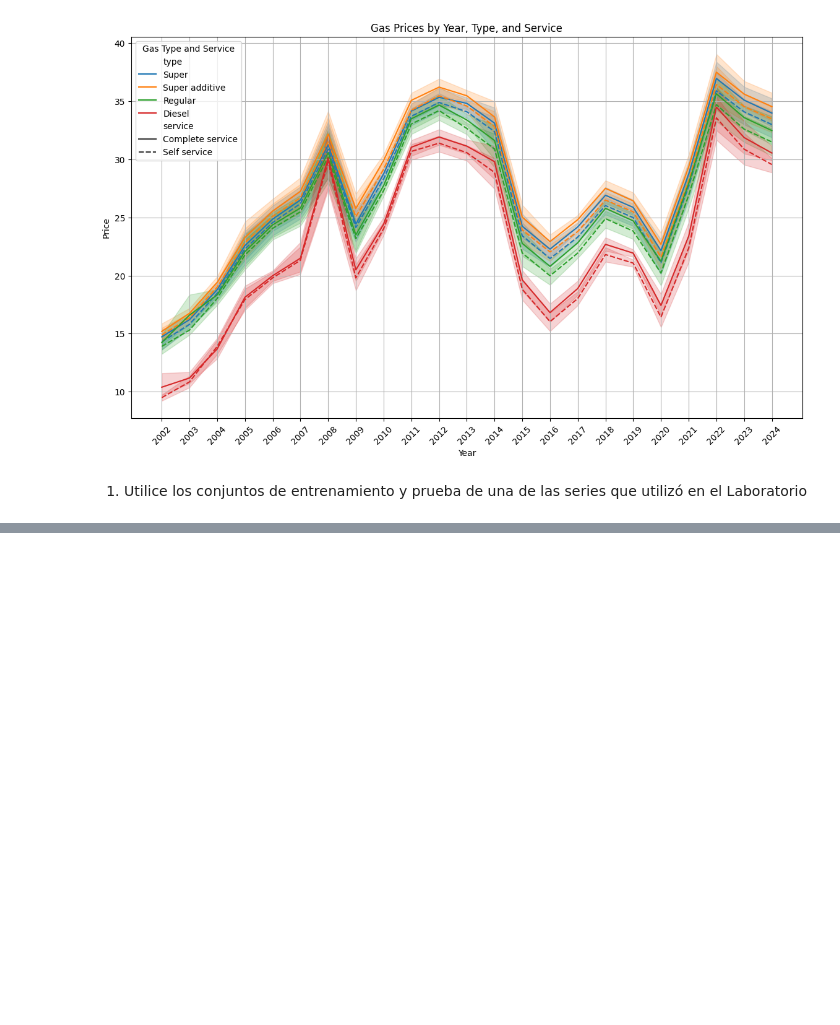
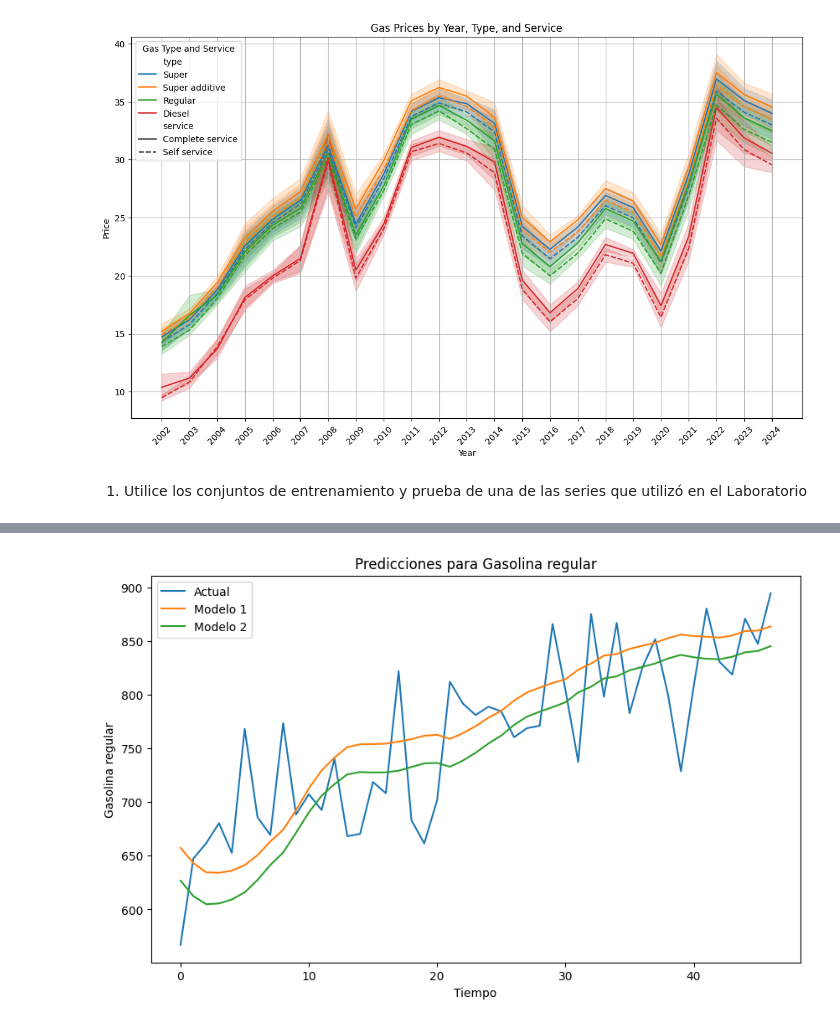
Before and after one commit to JDgomez2002/data-science-labs, a Jupyter notebook: lab03/lab3.ipynb, the cells around one changed output, grey strips where cells are left out. Saved outputs shown, nothing was run; the diff lists cells and outputs as text; code cells hidden in the pictures; blank space fills up the shorter version.

```diff
--- a/lab03/lab3.ipynb
+++ b/lab03/lab3.ipynb
@@ -418,6 +394,9 @@ data = consumo[['Gasolina regular', 'Gasolina superior', 'Diesel', 'Gas licuado
 # Dividir en conjuntos de entrenamiento y prueba como el laboratorio anterior
 train_data, test_data = train_test_split(data, test_size=0.2, shuffle=False)
 
+# Sustituir valores NaN en la columna 'Diesel' por 0 en el conjunto de prueba
+test_data['Diesel'] = test_data['Diesel'].fillna(0)
+
 print("Datos de entrenamiento:")
 print(train_data.head())
 print("\nDatos de prueba:")
@@ -442,0 +426,89 @@ NaT                       396.86064
+# %%
+import tensorflow as tf
+from tensorflow.keras.models import Sequential
+from tensorflow.keras.layers import LSTM, Dense, Dropout
+from sklearn.preprocessing import MinMaxScaler
+from sklearn.metrics import mean_squared_error
+import numpy as np
+import matplotlib.pyplot as plt
+
+def create_sequences(data, seq_length):
+    sequences = []
+    for i in range(len(data) - seq_length):
+        sequences.append(data[i:i + seq_length])
+    return np.array(sequences)
+
+def prepare_data(train_data, test_data, seq_length):
+    scaler = MinMaxScaler()
+    train_data_scaled = scaler.fit_transform(train_data)
+    test_data_scaled = scaler.transform(test_data)
+
+    X_train = create_sequences(train_data_scaled, seq_length)
+    y_train = train_data_scaled[seq_length:]
+    X_test = create_sequences(test_data_scaled, seq_length)
+    y_test = test_data_scaled[seq_length:]
+
+    return X_train, y_train, X_test, y_test, scaler
+
+SEQ_LENGTH = 12
+
+# Preparar los datos para cada columna
+for column in data.columns:
+    print(f"\nColumna: {column}")
+
+    train_series = train_data[[column]]
+    test_series = test_data[[column]]
+
+    X_train, y_train, X_test, y_test, scaler = prepare_data(train_series, test_series, SEQ_LENGTH)
+
+    # Modelo 1: Configuración básica
+    model1 = Sequential([
+        LSTM(50, return_sequences=True, input_shape=(SEQ_LENGTH, 1)),
+        LSTM(50, return_sequences=False),
+        Dense(1)
+    ])
+    model1.compile(optimizer='adam', loss='mse')
+    model1.fit(X_train, y_train, epochs=20, batch_size=32, validation_data=(X_test, y_test))
+
+    # Modelo 2: Configuración con Dropout y más unidades LSTM
+    model2 = Sequential([
+        LSTM(100, return_sequences=True, input_shape=(SEQ_LENGTH, 1)),
+        Dropout(0.2),
+        LSTM(100, return_sequences=False),
+        Dropout(0.2),
+        Dense(1)
+    ])
+    model2.compile(optimizer='adam', loss='mse')
+    model2.fit(X_train, y_train, epochs=20, batch_size=32, validation_data=(X_test, y_test))
+
+    # Evaluar y comparar los modelos
+    predictions1 = model1.predict(X_test)
+    predictions2 = model2.predict(X_test)
+
+    # Desescalar las predicciones
+    predictions1 = scaler.inverse_transform(predictions1)
+    predictions2 = scaler.inverse_transform(predictions2)
+    y_test_descaled = scaler.inverse_transform(y_test)
+
+    # Asegurarse de que no haya NaN en las predicciones
+    predictions1 = np.nan_to_num(predictions1)
+    predictions2 = np.nan_to_num(predictions2)
+    y_test_descaled = np.nan_to_num(y_test_descaled)
+
+    mse1 = mean_squared_error(y_test_descaled, predictions1)
+    mse2 = mean_squared_error(y_test_descaled, predictions2)
+
+    print(f"MSE del Modelo 1 para {column}: {mse1}")
+    print(f"MSE del Modelo 2 para {column}: {mse2}")
+
+    # Graficar las predicciones
+    plt.figure(figsize=(10, 6))
+    plt.plot(y_test_descaled, label='Actual')
+    plt.plot(predictions1, label='Modelo 1')
+    plt.plot(predictions2, label='Modelo 2')
+    plt.title(f'Predicciones para {column}')
+    plt.xlabel('Tiempo')
+    plt.ylabel(column)
+    plt.legend()
+    plt.show()
+# %% [output]
@@ -442,0 +534 @@ NaT                       396.86064
+[figure, added]
```
Also changed, not shown: parts of 10 cells of this notebook.
